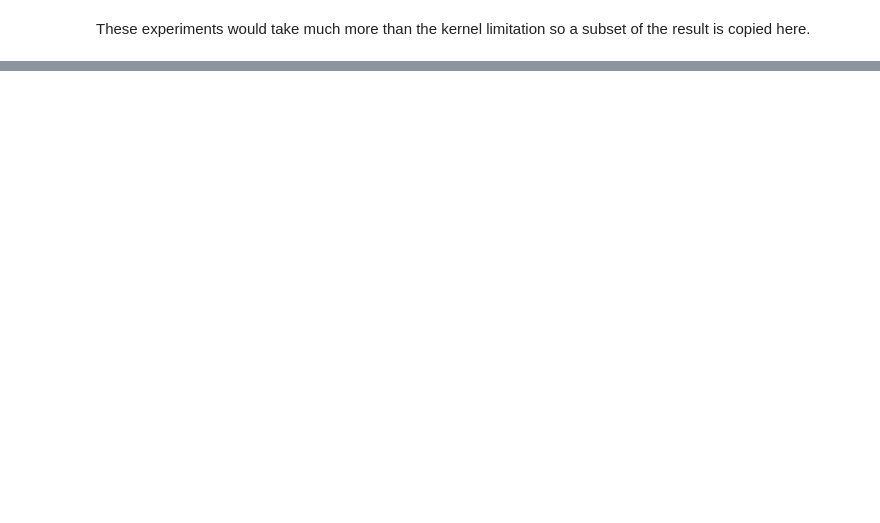
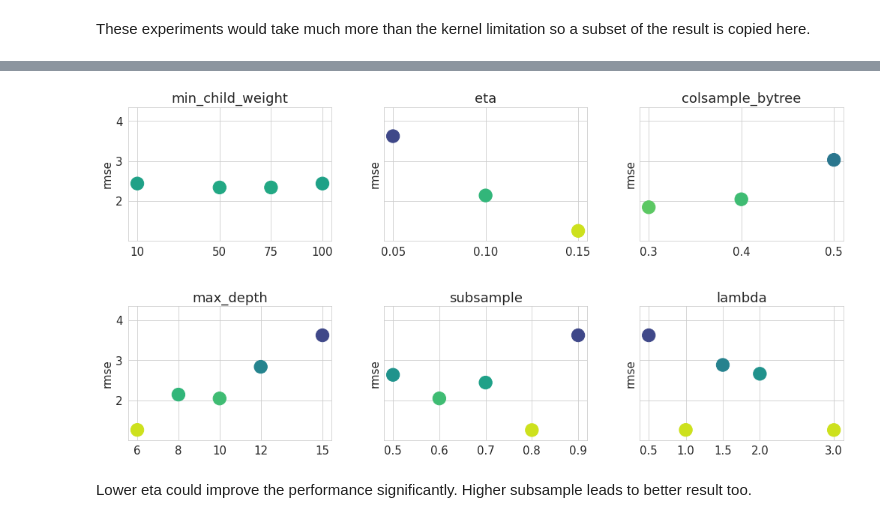
Before and after one commit to sam351/competitions, a Jupyter notebook: kaggle_NY-taxi/200625_NY-taxi_study-03_from-EDA-to-the-Top.ipynb, the cells around one changed output, grey strips where cells are left out. Cells and saved outputs as stored; diff of their text form; code cells hidden in the pictures; blank space fills up the shorter version.

Commit message:
Modify 200625_NY-taxi_study-03_from-EDA-to-the-Top.ipynb
- Add Parameter Search Result Plot

```diff
--- a/kaggle_NY-taxi/200625_NY-taxi_study-03_from-EDA-to-the-Top.ipynb
+++ b/kaggle_NY-taxi/200625_NY-taxi_study-03_from-EDA-to-the-Top.ipynb
@@ -811,0 +816,7 @@ pd.concat([paropt_df.head(2), paropt_df.tail(2)])
+# %%
+plt.rcParams.update({'font.size': 15})
+for i, par in enumerate(paropt_df):
+    if par == 'rmse': continue
+
+    fig, ax = plt.subplots()
+    sns.boxplot(x=par, y='rmse', data=paropt_df, ax=ax)
@@ -811,0 +830,22 @@ pd.concat([paropt_df.head(2), paropt_df.tail(2)])
+# %%
+with sns.axes_style('whitegrid'):
+    fig, ax = plt.subplots(ncols=3, nrows=2, sharey=True, figsize=(15, 8))
+    ax = ax.ravel()
+
+    for i, par in enumerate(paropt_df):
+        if par == 'rmse': continue
+
+        mean_rmse = paropt_df.groupby(par)['rmse'].mean().reset_index()
+        ax[i].scatter(mean_rmse[par].values, mean_rmse['rmse'].values, c=mean_rmse['rmse'].values, s=300, cmap='viridis_r',
+                      vmin=paropt_df['rmse'].min()*0.8, vmax=paropt_df['rmse'].max()*1.2)
+        ax[i].set_title(par)
+        ax[i].set_xticks(mean_rmse[par].values)
+        # ax[i].set_xlim(paropt_df[par].min()*0.5, paropt_df[par].max()*1.2)
+        ax[i].set_ylabel('rmse')
+        ax[i].set_ylim(paropt_df['rmse'].min()*0.8, paropt_df['rmse'].max()*1.2)
+
+    plt.tight_layout(pad=3)
+# %% [output]
+[figure, added]
+# %% [markdown]
+Lower eta could improve the performance significantly. Higher subsample leads to better result too.
```
Also changed, not shown: parts of 15 cells of this notebook.
